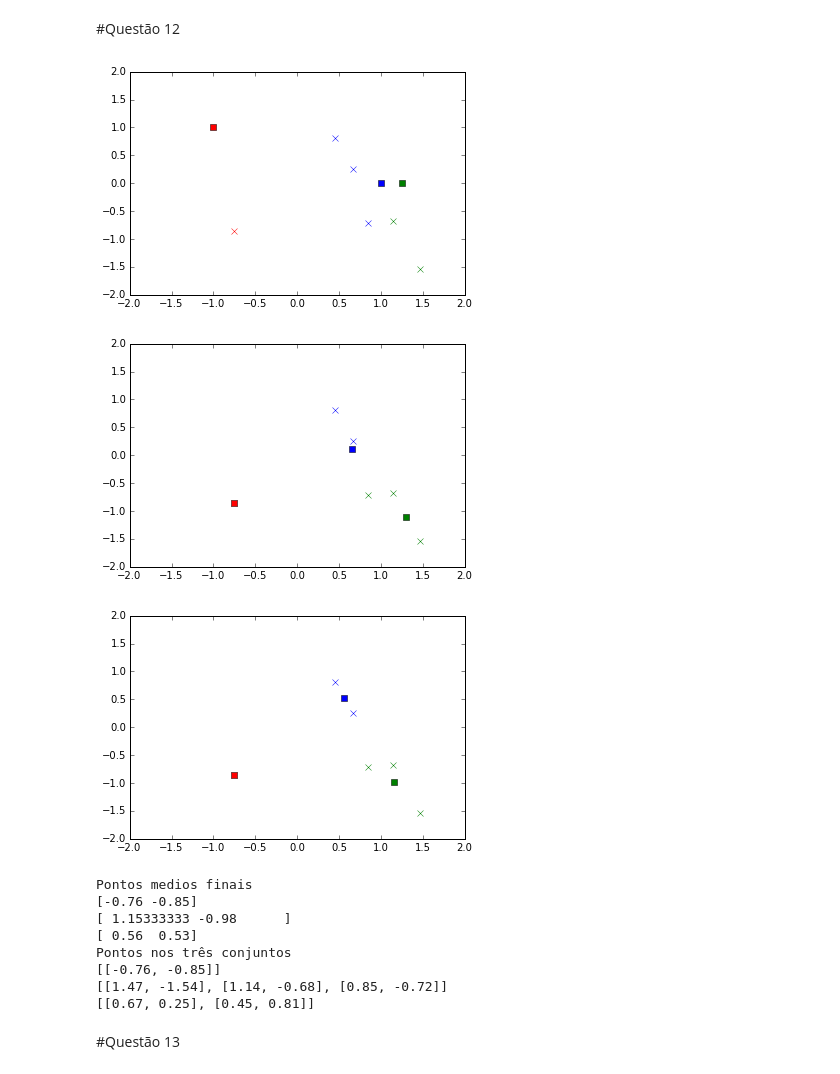
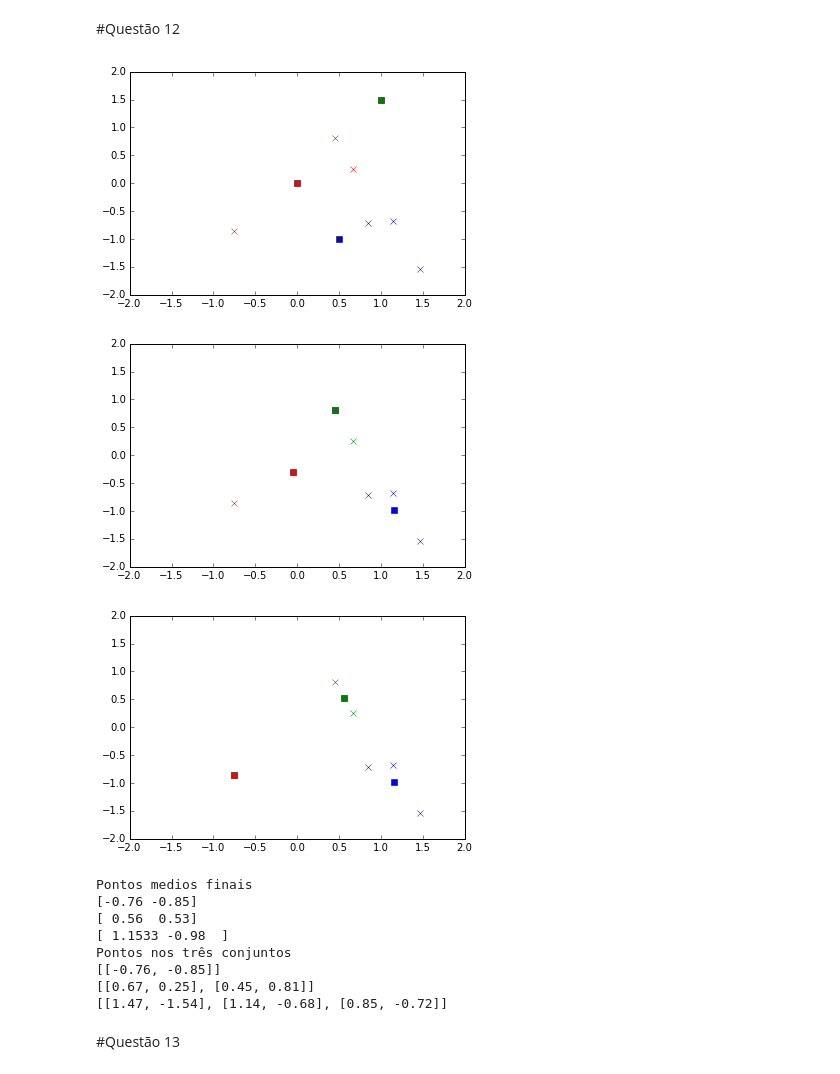
Before and after one commit to KhaoticMind/aprendizado, a Jupyter notebook: Lista Aprendizado de Maquina.ipynb, the cells around one changed output. Cells and saved outputs as stored; diff of their text form; code cells hidden in the pictures.

```diff
--- a/Lista Aprendizado de Maquina.ipynb
+++ b/Lista Aprendizado de Maquina.ipynb
@@ -459,9 +468,9 @@ def distancia(x, y):
 conjuntos = [[],[],[]]
 old_conjuntos = None
 
-media = [[-1, 1],
-         [1.25,0],
-         [1.0, 0]]
+media = [[0, 0],
+         [1, 1.5],
+         [0.5, -1]]
 
 dados = [[-0.76,  -0.85],
          [ 0.67,   0.25],
@@ -479,43 +488,43 @@ while old_conjuntos != conjuntos:
     #Para todos os dados do conjunto
     for d in range(len(dados)):
         dists = []
         #Calcule a distancia do ponto para cada media (ponto central)
         for m in range(len(media)):
             dists.append(distancia(media[m], dados[d]))
         #Coloque esse ponto no conjunto de media menos distante
         conjuntos[np.argmin(dists)].append(dados[d])
 
     #Plot o grafico para vermos o andamento
     for i in range(len(conjuntos)):
         plt.plot([x[0] for x in conjuntos[i]], [x[1] for x in conjuntos[i]], 'rx', color=colors[i])
         plt.plot(media[i][0], media[i][1], 'rs', color=colors[i])
     plt.axis([-2, 2, -2, 2])
     plt.show()
 
     #Atualize a media (ponto central) de cada conjunto
     for c in range(len(conjuntos)):
         #Se esse conjunto tem algum elemento atualize a media
         if len(conjuntos[c]) > 0 :
             media[c] = np.mean(conjuntos[c], axis=0)
 
 
 print("Pontos medios finais")
 for m in media:
     print(m)
 print("Pontos nos três conjuntos")
 for c in conjuntos:
     print(c)
 # %% [output]
-[figure, old version]
+[figure, new version]
-[figure, old version]
+[figure, new version]
-[figure, old version]
+[figure, new version]
 Pontos medios finais
 [-0.76 -0.85]
-[ 1.15333333 -0.98      ]
 [ 0.56  0.53]
+[ 1.1533 -0.98  ]
 Pontos nos três conjuntos
 [[-0.76, -0.85]]
+[[0.67, 0.25], [0.45, 0.81]]
 [[1.47, -1.54], [1.14, -0.68], [0.85, -0.72]]
-[[0.67, 0.25], [0.45, 0.81]]
 # %% [markdown]
 #Questão 13
```
Also changed, not shown: parts of 4 cells of this notebook.
